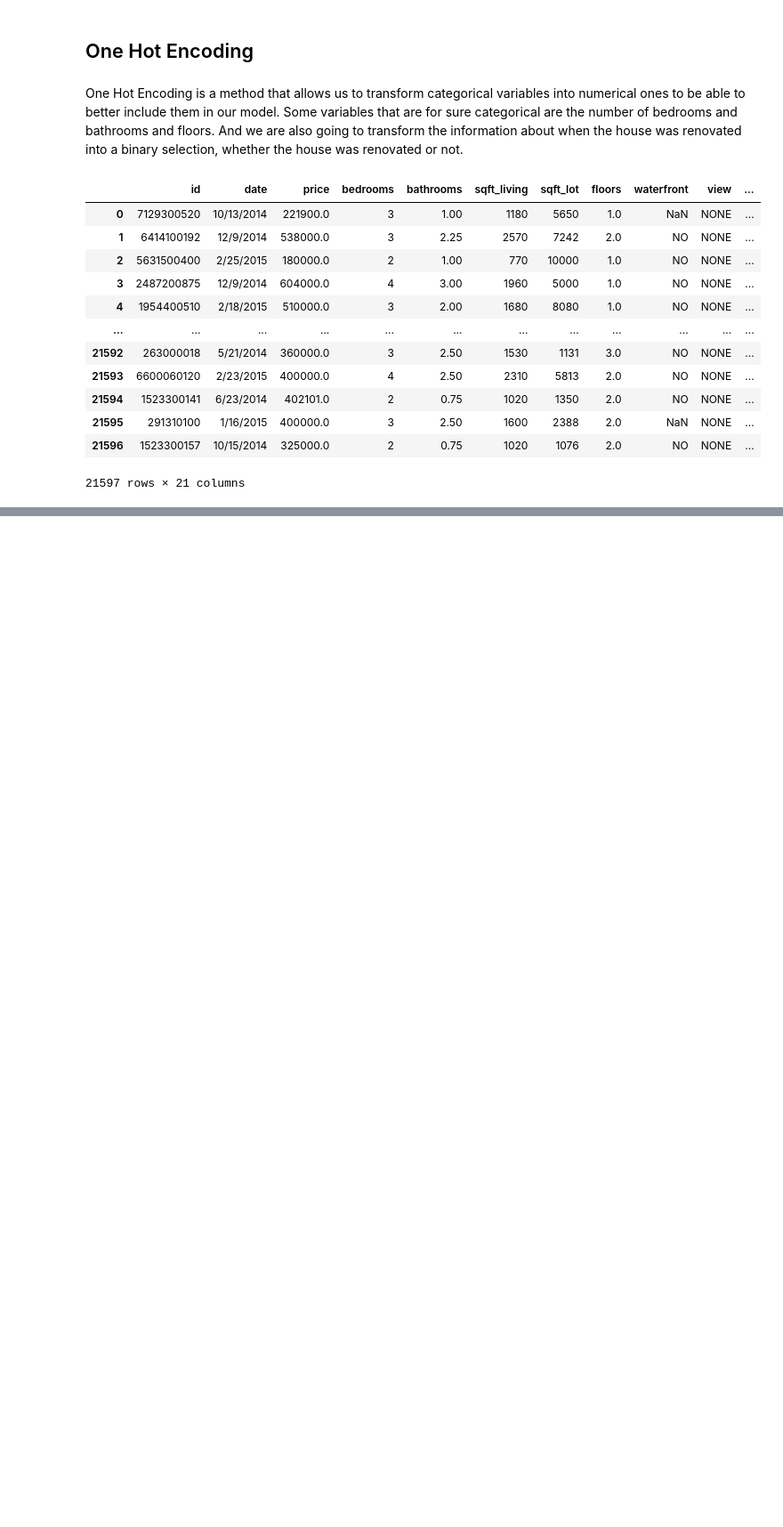
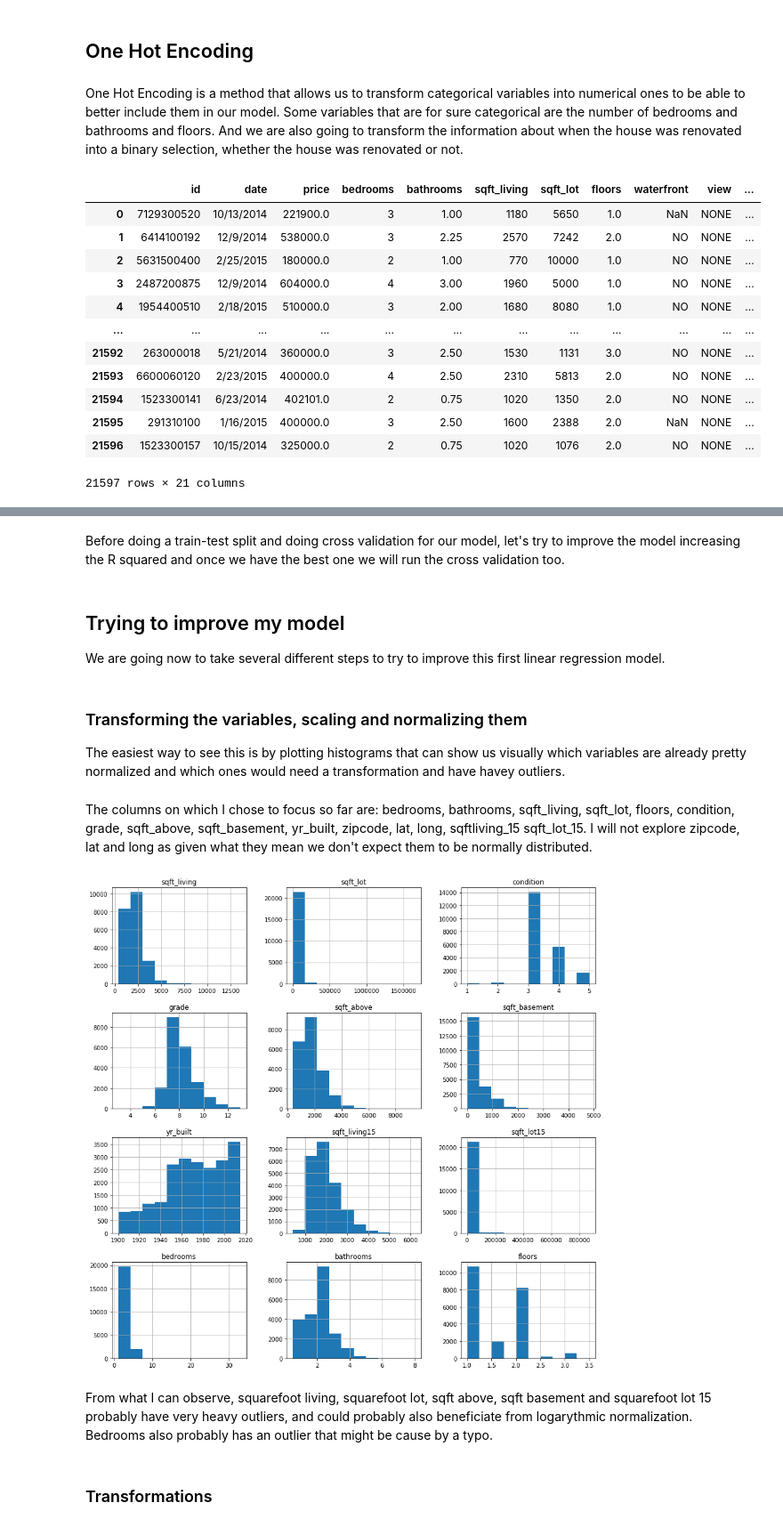
Before and after one commit to MNLKuzmin/dsc-phase-2-project-v2-3, a Jupyter notebook: student.ipynb, the cells around one changed output, grey strips where cells are left out. Shown: that part at 89% size. Saved outputs shown, nothing was run; the diff lists cells and outputs as text; code cells hidden in the pictures; blank space fills up the shorter version.

Commit message:
step3

```diff
--- a/student.ipynb
+++ b/student.ipynb
@@ -443,0 +580,24 @@ Source: Illinado Home Solutions, LLC
+# %% [markdown]
+Before doing a train-test split and doing cross validation for our model, let's try to improve the model increasing the R squared and once we have the best one we will run the cross validation too.
+# %% [markdown]
+## Trying to improve my model
+We are going now to take several different steps to try to improve this first linear regression model.
+# %% [markdown]
+### Transforming the variables, scaling and normalizing them
+The easiest way to see this is by plotting histograms that can show us visually which variables are already pretty normalized and which ones would need a transformation and have havey outliers.
+# %% [markdown]
+The columns on which I chose to focus so far are: bedrooms, bathrooms, sqft_living, sqft_lot, floors, condition, grade, sqft_above, sqft_basement, yr_built, zipcode, lat, long, sqftliving_15 sqft_lot_15.
+I will not explore zipcode, lat and long as given what they mean we don't expect them to be normally distributed.
+# %%
+cols=['sqft_living', 'sqft_lot', 'condition', 'grade', 'sqft_above','sqft_basement', 'yr_built', 'sqft_living15',
+       'sqft_lot15', 'bedrooms', 'bathrooms', 'floors']
+# %%
+#plt.hist(df[cols])
+df[cols].hist(figsize  = [15,15]);
+# %% [output]
+[figure, added]
+# %% [markdown]
+From what I can observe, squarefoot living, squarefoot lot, sqft above, sqft basement and squarefoot lot 15 probably have very heavy outliers, and could probably also beneficiate from logarythmic normalization.
+Bedrooms also probably has an outlier that might be cause by a typo.
+# %% [markdown]
+### Transformations
```
Also changed, not shown: parts of 32 cells of this notebook.
